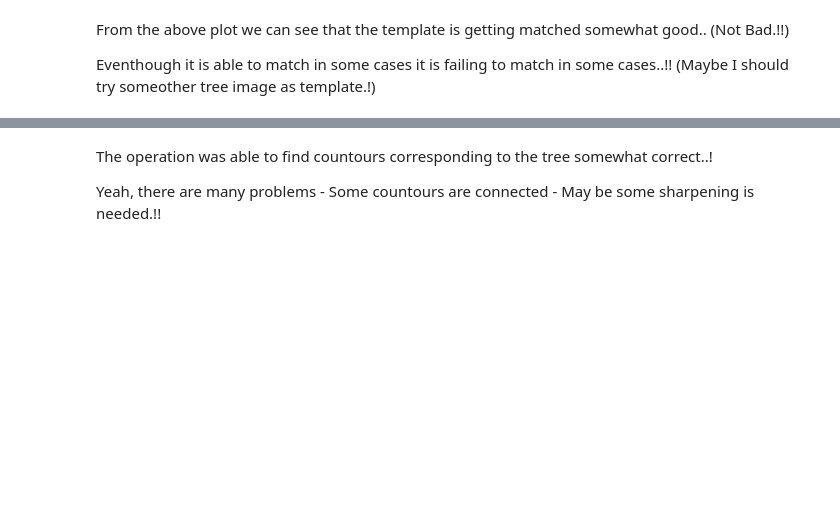
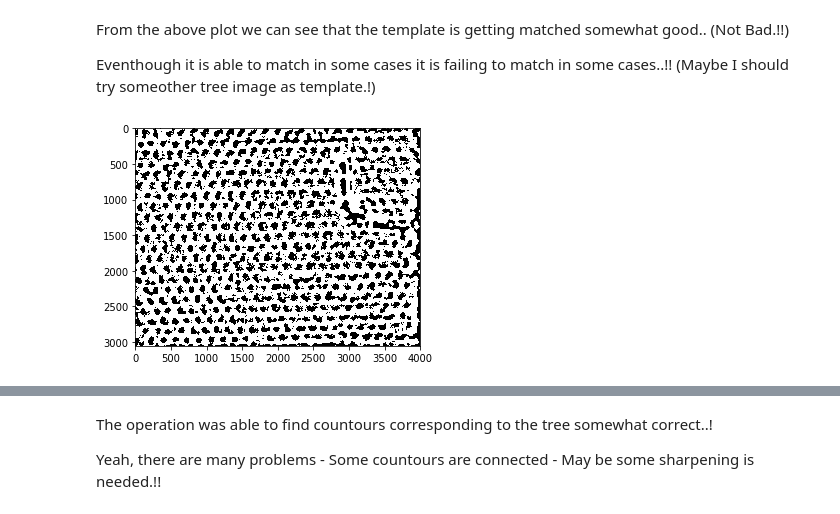
Before and after one commit to MambaClaw/palmTreeCounting, a Jupyter notebook: final_code.ipynb, the cells around one changed output, grey strips where cells are left out. Saved outputs shown, nothing was run; the diff lists cells and outputs as text; code cells hidden in the pictures; blank space fills up the shorter version.

```diff
--- a/final_code.ipynb
+++ b/final_code.ipynb
@@ -160,14 +161,17 @@ Eventhough it is able to match in some cases it is failing to match in some case
 # %%
 # Now let's threshold the template matched image..!!
 
 mn, mx, _, _ = cv2.minMaxLoc(template_matched)
 th, peaks = cv2.threshold(template_matched, 0.03, 0.60, cv2.THRESH_BINARY)
-
+#plt.imsave( name + str(i*1000) + 'peaks.jpg' , peaks, cmap='binary')
+plt.imshow(peaks, cmap='binary')
 # let's go for the peak value in the template matched image..!
 peaks8u = cv2.convertScaleAbs(peaks)
 peaks8u = filters.median(peaks8u, selem=np.ones((40,40)))
 # find the coutnours in the peaks
 notUse ,contours, hierarchy = cv2.findContours(peaks8u, cv2.RETR_CCOMP, cv2.CHAIN_APPROX_SIMPLE)
+# %% [output]
+[figure, added]
 # %%
 plt.imshow(peaks8u, cmap='binary')
 plt.imsave( name + '_peaks8u.png', peaks8u, cmap='binary')
```
Also changed, not shown: parts of 5 cells of this notebook.
